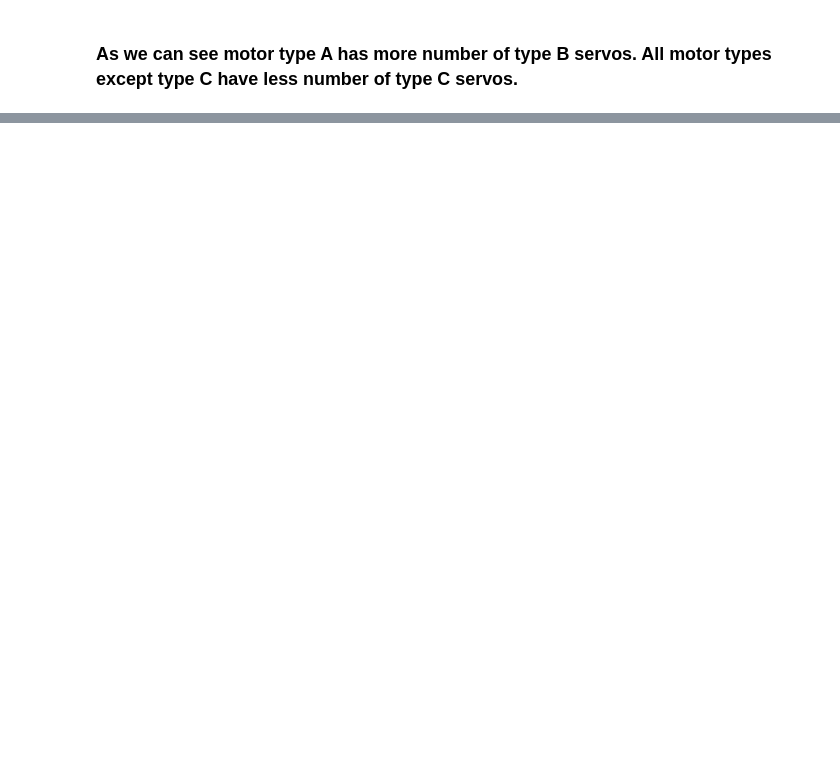
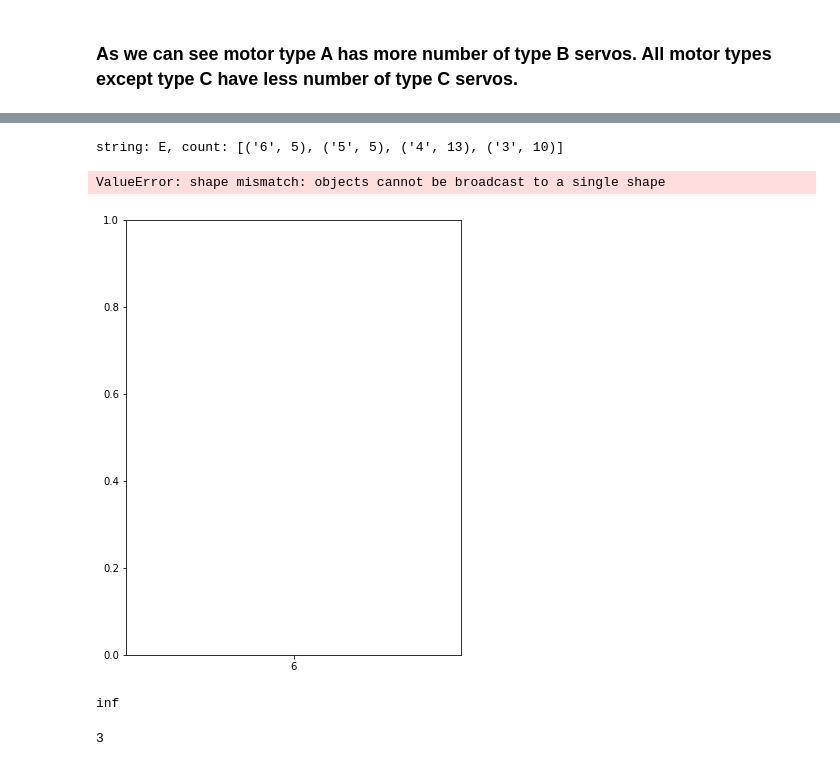
Before and after one commit to prajjwaldangal/servo-data, a Jupyter notebook: multi_plot_and_least_trimmed_regression.ipynb, the cells around one changed output, grey strips where cells are left out. Saved outputs shown, nothing was run; the diff lists cells and outputs as text; code cells hidden in the pictures; blank space fills up the shorter version.

```diff
--- a/multi_plot_and_least_trimmed_regression.ipynb
+++ b/multi_plot_and_least_trimmed_regression.ipynb
@@ -95,0 +104,9 @@ type C servos.
+# %%
+motorData = defaultdict(list)
+for item in data:
+
+    motorData[item.motor].append(str(item.pgain))
+motorPgainCount = defaultdict(Counter)
+for motorType, pgain in motorData.items():
+    motorPgainCount[motorType]= Counter(pgain)
+    motorPgainCount[motorType] = sorted(motorPgainCount[motorType].items(), key=lambda pair: pair[0], reverse=True)
@@ -95,0 +122,28 @@ type C servos.
+# %%
+figure = plt.figure(figsize=[6.0,8.0])
+index = [ '6','5','4','3' ]
+# index = sorted(index)
+y_offset = np.zeros(5)
+plots = []
+for key, counts in motorPgainCount.items():
+    print("string: {0}, count: {1}".format(key, counts))
+    plots.append(plt.bar(index, [pair[1] for pair in counts], bottom=y_offset))
+    y_offset = y_offset + [pair[1] for pair in counts]
+plt.legend((plots[4], plots[3], plots[2], plots[1], plots[0]), ('a', 'b', 'c', 'd', 'e'))
+plt.xlabel('motor types')
+plt.ylabel('number of occurences')
+plt.title('A graph showing the number of occurences of different pgain values versus different motor types.')
+plt.show()
+# %% [output]
+string: E, count: [('6', 5), ('5', 5), ('4', 13), ('3', 10)]
+ValueError: shape mismatch: objects cannot be broadcast to a single shape
+[figure, added]
+# %%
+import math
+math.inf
+# %% [output]
+inf
+# %%
+max([1,2,3])
+# %% [output]
+3
```
Also changed, not shown: parts of 14 cells of this notebook, 42 other files.
